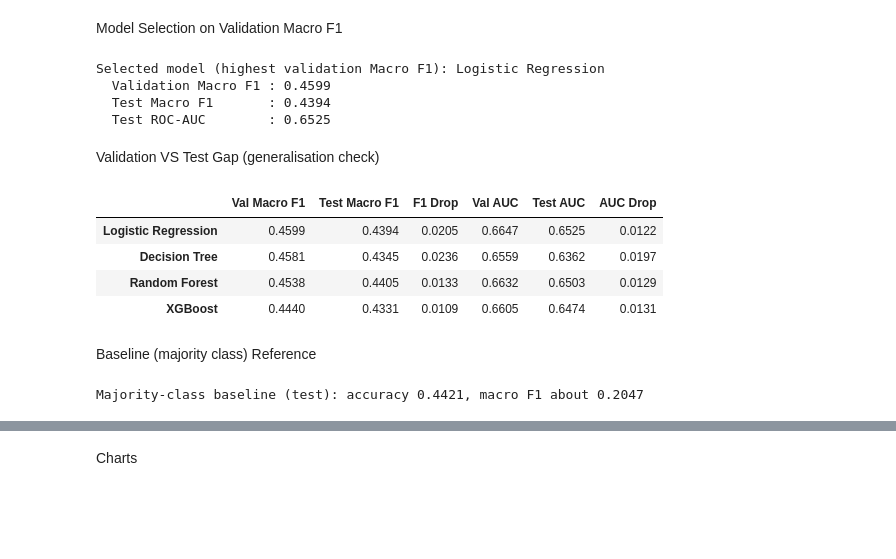
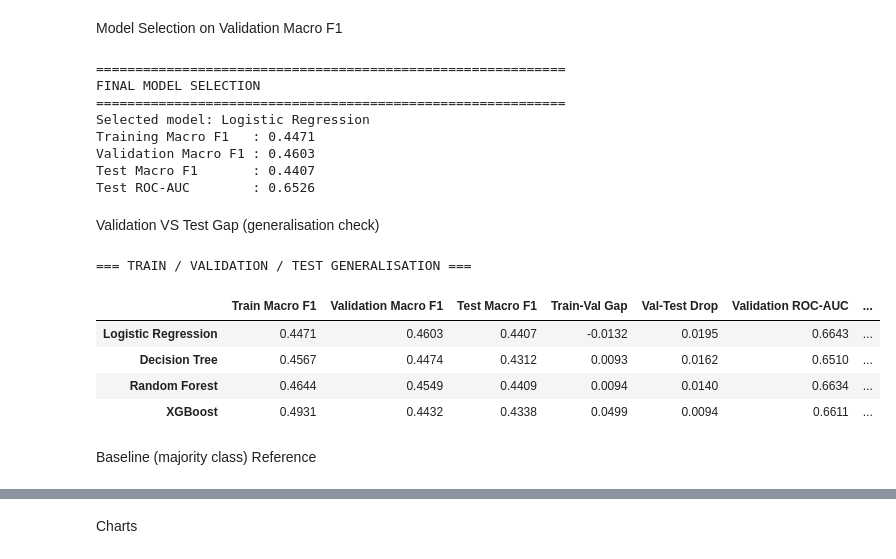
Before and after one commit to AruniAyodhya/Sports-Analytics, a Jupyter notebook: notebooks/Model Comparison.ipynb, the cells around one changed output, grey strips where cells are left out. Drawn from its saved outputs; the diff is of its cells as text; code cells hidden in the pictures; blank space fills up the shorter version.

Commit message:
refactor: finalize model training and comparison notebooks

```diff
--- a/notebooks/Model Comparison.ipynb
+++ b/notebooks/Model Comparison.ipynb
@@ -2,13 +2,27 @@
 # Model Comparison
 # %%
 import os
+import joblib
 import numpy as np
 import pandas as pd
 import matplotlib.pyplot as plt
+
+from sklearn.metrics import (
+    accuracy_score,
+    precision_score,
+    recall_score,
+    f1_score,
+    roc_auc_score
+)
+
 from google.colab import drive
+
 drive.mount("/content/drive")
-
 BASE_DIR = "/content/drive/MyDrive/ML Assignment"
+FINAL_MODEL_DIR = os.path.join(BASE_DIR, "final_dataset")
 OUT_DIR = os.path.join(BASE_DIR, "final_comparison")
 os.makedirs(OUT_DIR, exist_ok=True)
+
+print("Base directory :", BASE_DIR)
+print("Output directory:", OUT_DIR)
 # %% [output]
@@ -85,37 +278,48 @@ display(test_table.sort_values("Macro F1", ascending=False))
 Model Selection on Validation Macro F1
 # %%
 best_model = val_table["Macro F1"].idxmax()
-print(f"\nSelected model (highest validation Macro F1): {best_model}")
-print(f"  Validation Macro F1 : {val_table.loc[best_model, 'Macro F1']:.4f}")
-print(f"  Test Macro F1       : {test_table.loc[best_model, 'Macro F1']:.4f}")
-print(f"  Test ROC-AUC        : {test_table.loc[best_model, 'ROC-AUC']:.4f}")
+
+print("=" * 60)
+print("FINAL MODEL SELECTION")
+print("=" * 60)
+
+print(f"Selected model: {best_model}")
+print(f"Training Macro F1   : {train_table.loc[best_model, 'Macro F1']:.4f}")
+print(f"Validation Macro F1 : {val_table.loc[best_model, 'Macro F1']:.4f}")
+print(f"Test Macro F1       : {test_table.loc[best_model, 'Macro F1']:.4f}")
+print(f"Test ROC-AUC        : {test_table.loc[best_model, 'ROC-AUC']:.4f}")
 # %% [output]
-Selected model (highest validation Macro F1): Logistic Regression
-  Validation Macro F1 : 0.4599
-  Test Macro F1       : 0.4394
-  Test ROC-AUC        : 0.6525
+============================================================
+FINAL MODEL SELECTION
+============================================================
+Selected model: Logistic Regression
+Training Macro F1   : 0.4471
+Validation Macro F1 : 0.4603
+Test Macro F1       : 0.4407
+Test ROC-AUC        : 0.6526
 # %% [markdown]
 Validation VS Test Gap (generalisation check)
 # %%
 gap = pd.DataFrame({
-    "Val Macro F1":  val_table["Macro F1"],
-    "Test Macro F1": test_table["Macro F1"],
-    "F1 Drop":       val_table["Macro F1"] - test_table["Macro F1"],
-    "Val AUC":       val_table["ROC-AUC"],
-    "Test AUC":      test_table["ROC-AUC"],
-    "AUC Drop":      val_table["ROC-AUC"] - test_table["ROC-AUC"],
+
+    "Train Macro F1":train_table["Macro F1"],
+    "Validation Macro F1":val_table["Macro F1"],
+    "Test Macro F1":test_table["Macro F1"],
+    "Train-Val Gap":train_table["Macro F1"] - val_table["Macro F1"],
+    "Val-Test Drop":val_table["Macro F1"] - test_table["Macro F1"],
+    "Validation ROC-AUC":val_table["ROC-AUC"],
+    "Test ROC-AUC":test_table["ROC-AUC"],
+    "AUC Drop":val_table["ROC-AUC"] - test_table["ROC-AUC"]
 }).round(4)
+
+print("=== TRAIN / VALIDATION / TEST GENERALISATION ===")
 display(gap)
 # %% [output]
+=== TRAIN / VALIDATION / TEST GENERALISATION ===
-|  | Val Macro F1 | Test Macro F1 | F1 Drop | Val AUC | Test AUC | AUC Drop |
-| Logistic Regression | 0.4599 | 0.4394 | 0.0205 | 0.6647 | 0.6525 | 0.0122 |
-| Decision Tree | 0.4581 | 0.4345 | 0.0236 | 0.6559 | 0.6362 | 0.0197 |
-| Random Forest | 0.4538 | 0.4405 | 0.0133 | 0.6632 | 0.6503 | 0.0129 |
-| XGBoost | 0.4440 | 0.4331 | 0.0109 | 0.6605 | 0.6474 | 0.0131 |
+|  | Train Macro F1 | Validation Macro F1 | Test Macro F1 | Train-Val Gap | Val-Test Drop | Validation ROC-AUC | ... |
+| Logistic Regression | 0.4471 | 0.4603 | 0.4407 | -0.0132 | 0.0195 | 0.6643 | ... |
+| Decision Tree | 0.4567 | 0.4474 | 0.4312 | 0.0093 | 0.0162 | 0.6510 | ... |
+| Random Forest | 0.4644 | 0.4549 | 0.4409 | 0.0094 | 0.0140 | 0.6634 | ... |
+| XGBoost | 0.4931 | 0.4432 | 0.4338 | 0.0499 | 0.0094 | 0.6611 | ... |
 # %% [markdown]
 Baseline (majority class) Reference
-# %%
-MAJORITY_ACC, MAJORITY_F1 = 0.4421, 0.2047   # test set: always predict Home Win
-print(f"Majority-class baseline (test): accuracy {MAJORITY_ACC}, macro F1 about {MAJORITY_F1}")
-# %% [output]
-Majority-class baseline (test): accuracy 0.4421, macro F1 about 0.2047
```
Also changed, not shown: parts of 12 cells of this notebook, 11 other files.
